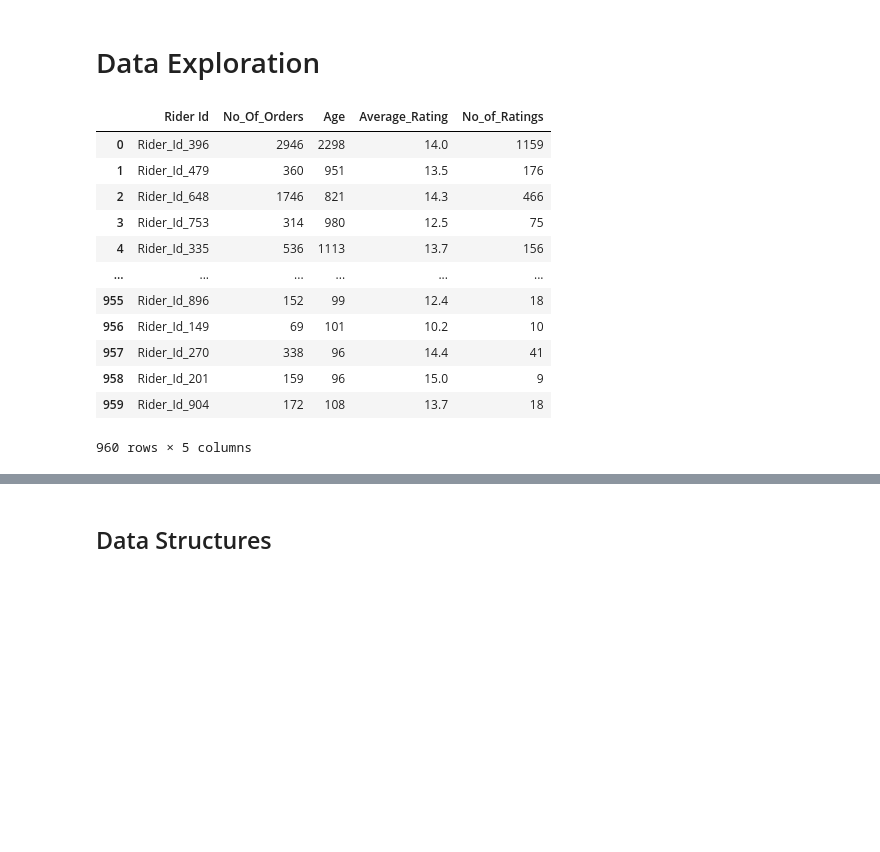
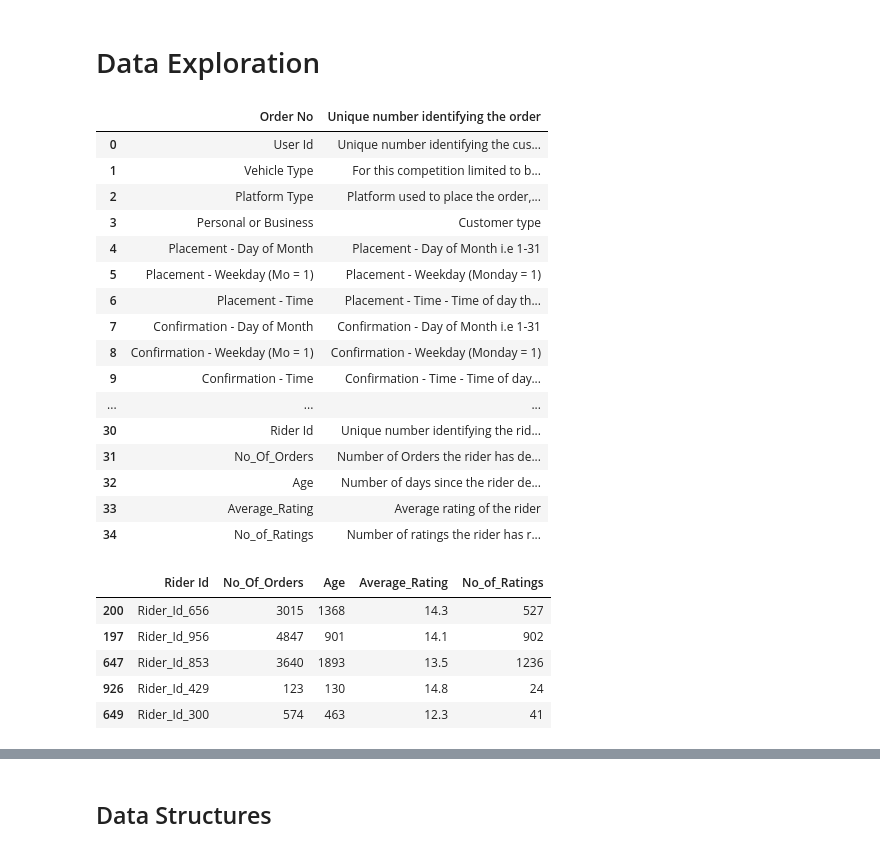
Before and after one commit to Ndu3000/test-repo, a Jupyter notebook: predict_template_solution.ipynb, the cells around one changed output, grey strips where cells are left out. Cells and saved outputs as stored; diff of their text form; code cells hidden in the pictures; blank space fills up the shorter version.

```diff
--- a/predict_template_solution.ipynb
+++ b/predict_template_solution.ipynb
@@ -29,21 +29,35 @@ Data is a critical component in helping Sendy to build more efficient, affordabl
 # import packages
 import pandas as pd
 import numpy as np
+# %%
+data_dict = pd.read_csv('/content/drive/My Drive/Machine Learning A-Z (Codes and Datasets)/EDSA/VariableDefinitions.csv')
+data_dict
+# %% [output]
+|  | Order No | Unique number identifying the order |
+| 0 | User Id | Unique number identifying the cus... |
+| 1 | Vehicle Type | For this competition limited to b... |
+| 2 | Platform Type | Platform used to place the order,... |
+| 3 | Personal or Business | Customer type |
+| 4 | Placement - Day of Month | Placement - Day of Month i.e 1-31 |
+| 5 | Placement - Weekday (Mo = 1) | Placement - Weekday (Monday = 1) |
+| 6 | Placement - Time | Placement - Time - Time of day th... |
+| 7 | Confirmation - Day of Month | Confirmation - Day of Month i.e 1-31 |
+| 8 | Confirmation - Weekday (Mo = 1) | Confirmation - Weekday (Monday = 1) |
+| 9 | Confirmation - Time | Confirmation - Time - Time of day... |
+| ... | ... | ... |
+| 30 | Rider Id | Unique number identifying the rid... |
+| 31 | No_Of_Orders | Number of Orders the rider has de... |
+| 32 | Age | Number of days since the rider de... |
+| 33 | Average_Rating | Average rating of the rider |
+| 34 | No_of_Ratings | Number of ratings the rider has r... |
 # %%
 # Import data
-data = pd.read_csv('/content/drive/My Drive/Machine Learning A-Z (Codes and Datasets)/EDSA/Riders.csv')
-data
+data_riders = pd.read_csv('/content/drive/My Drive/Machine Learning A-Z (Codes and Datasets)/EDSA/Riders.csv')
+data_riders.sample(5)
 # %% [output]
 |  | Rider Id | No_Of_Orders | Age | Average_Rating | No_of_Ratings |
-| 0 | Rider_Id_396 | 2946 | 2298 | 14.0 | 1159 |
-| 1 | Rider_Id_479 | 360 | 951 | 13.5 | 176 |
-| 2 | Rider_Id_648 | 1746 | 821 | 14.3 | 466 |
-| 3 | Rider_Id_753 | 314 | 980 | 12.5 | 75 |
-| 4 | Rider_Id_335 | 536 | 1113 | 13.7 | 156 |
-| ... | ... | ... | ... | ... | ... |
-| 955 | Rider_Id_896 | 152 | 99 | 12.4 | 18 |
-| 956 | Rider_Id_149 | 69 | 101 | 10.2 | 10 |
-| 957 | Rider_Id_270 | 338 | 96 | 14.4 | 41 |
-| 958 | Rider_Id_201 | 159 | 96 | 15.0 | 9 |
-| 959 | Rider_Id_904 | 172 | 108 | 13.7 | 18 |
+| 200 | Rider_Id_656 | 3015 | 1368 | 14.3 | 527 |
+| 197 | Rider_Id_956 | 4847 | 901 | 14.1 | 902 |
+| 647 | Rider_Id_853 | 3640 | 1893 | 13.5 | 1236 |
+| 926 | Rider_Id_429 | 123 | 130 | 14.8 | 24 |
+| 649 | Rider_Id_300 | 574 | 463 | 12.3 | 41 |
-960 rows × 5 columns
```
Also changed, not shown: parts of 8 cells of this notebook.
